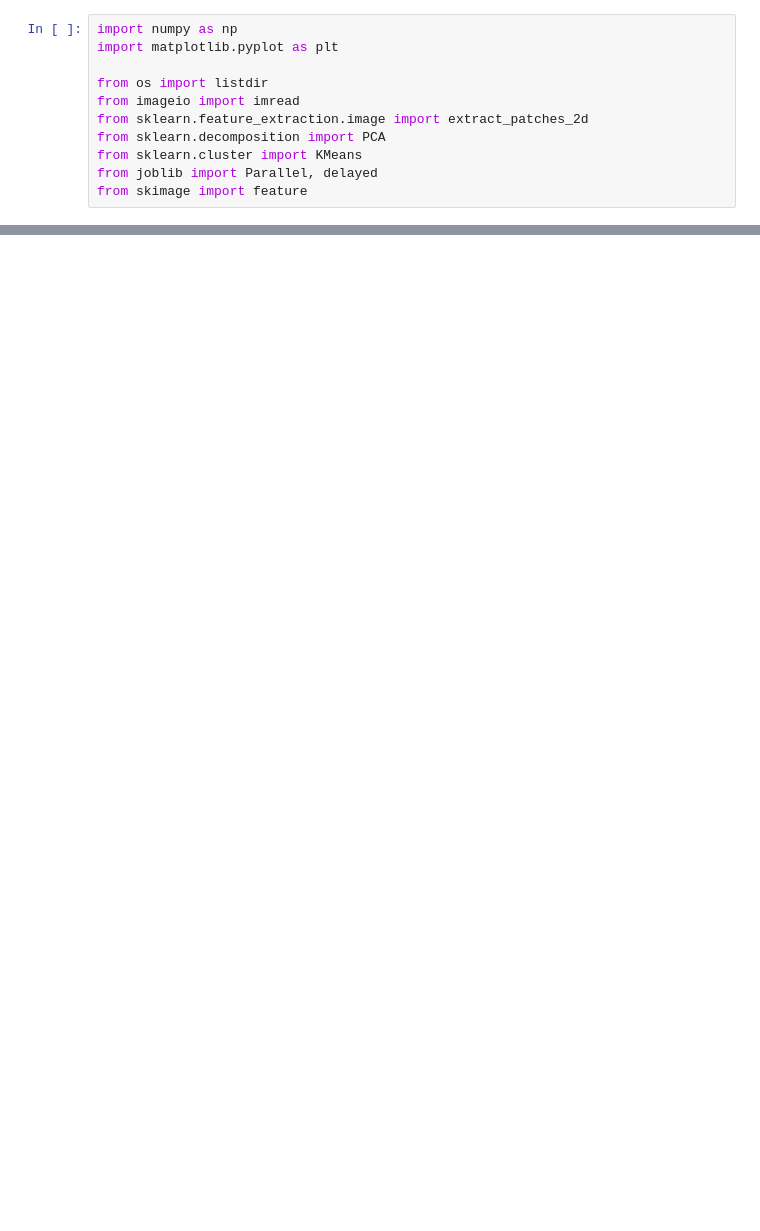
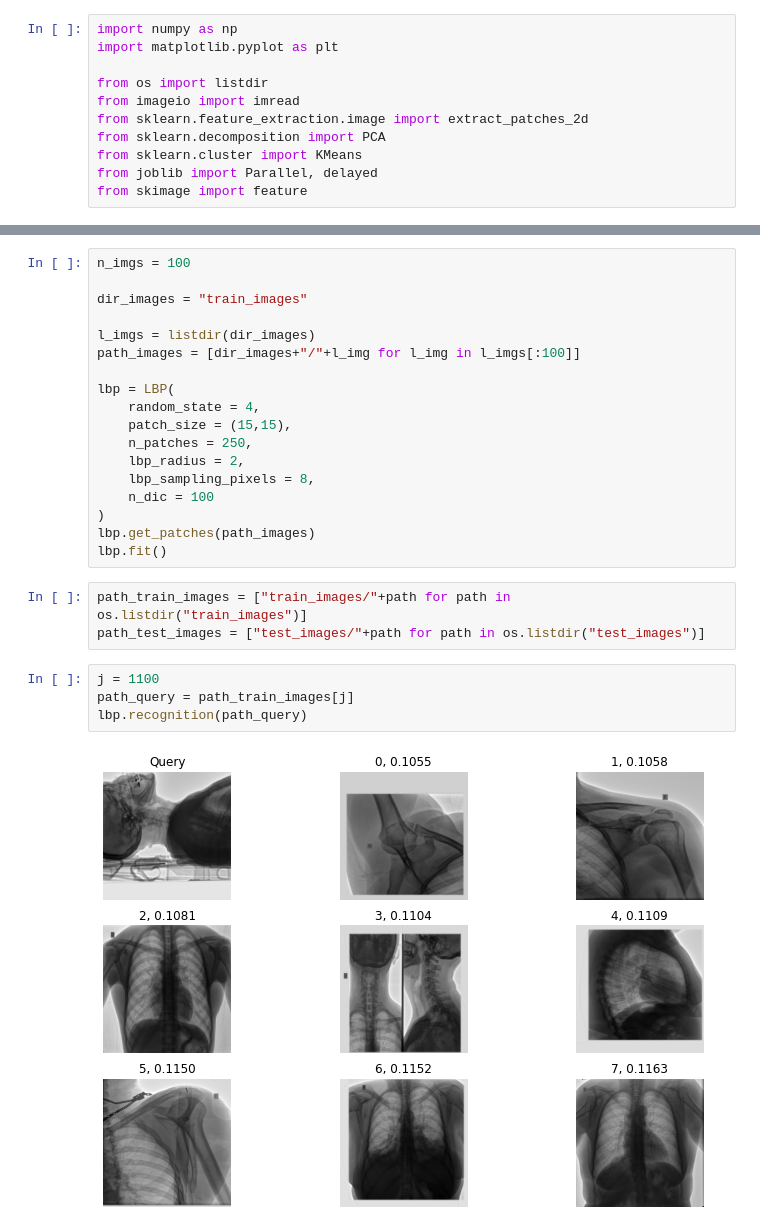
Before and after one commit to juliotrecen/SCC0251AJNT, a Jupyter notebook: Projeto Final.ipynb, the cells around one changed output, grey strips where cells are left out. Saved outputs shown, nothing was run; the diff lists cells and outputs as text; blank space fills up the shorter version.

```diff
--- a/Projeto Final.ipynb
+++ b/Projeto Final.ipynb
@@ -227,0 +286,27 @@ def lbp_features(img, radius=1, sampling_pixels=8):
+# %%
+n_imgs = 100
+
+dir_images = "train_images"
+
+l_imgs = listdir(dir_images)
+path_images = [dir_images+"/"+l_img for l_img in l_imgs[:100]]
+
+lbp = LBP(
+    random_state = 4,
+    patch_size = (15,15),
+    n_patches = 250,
+    lbp_radius = 2,
+    lbp_sampling_pixels = 8,
+    n_dic = 100
+)
+lbp.get_patches(path_images)
+lbp.fit()
+# %%
+path_train_images = ["train_images/"+path for path in os.listdir("train_images")]
+path_test_images = ["test_images/"+path for path in os.listdir("test_images")]
+# %%
+j = 1100
+path_query = path_train_images[j]
+lbp.recognition(path_query)
+# %% [output]
+[figure, added]
```
Also changed, not shown: parts of 16 cells of this notebook.
